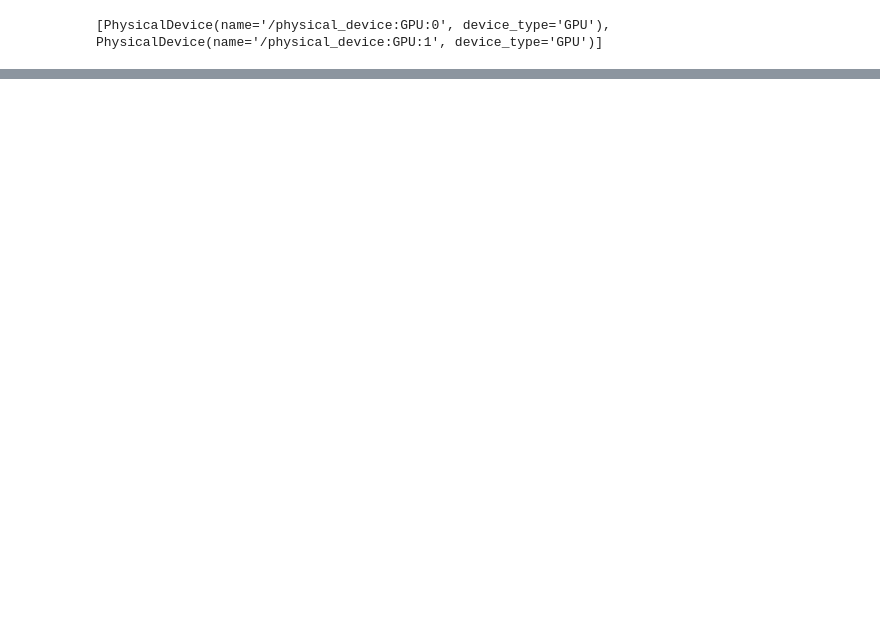
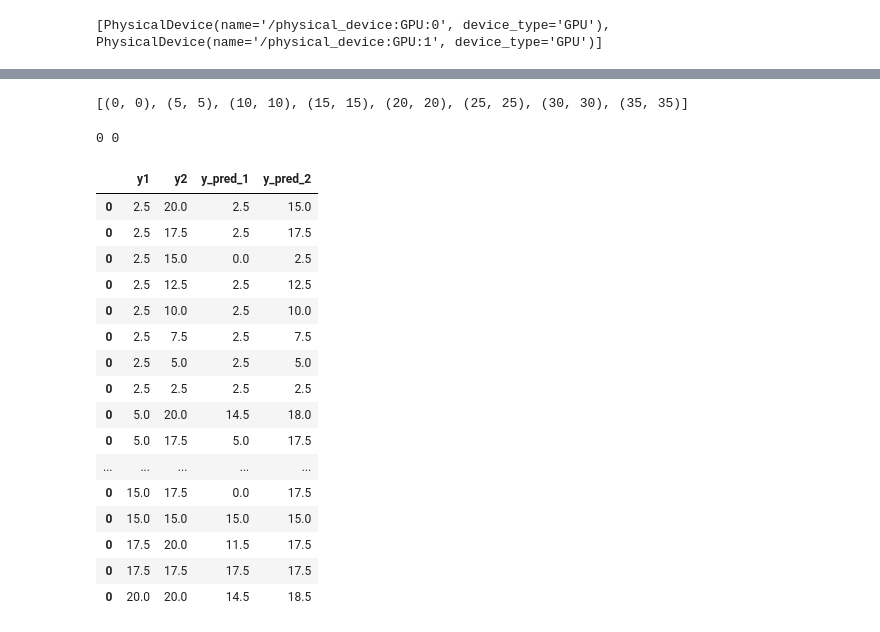
Before and after one commit to alanhc/Trembling-research, a Jupyter notebook: run-v8.ipynb, the cells around one changed output, grey strips where cells are left out. Drawn from its saved outputs; the diff is of its cells as text; code cells hidden in the pictures; blank space fills up the shorter version.

```diff
--- a/run-v8.ipynb
+++ b/run-v8.ipynb
@@ -100,0 +267,13 @@ ValueError: in user code:
+# %%
+def test_fequence():
+    sampling_rate = 30
+    y_true = np.argmax( y, axis=2 )
+    y_true = np.unique(y_true, axis=0)
+    print(y_true.shape)
+    for f1, f2 in y_true:
+        #print(f1, f2)
+        s = np_generate_signal([f1,f2],sampling_rate)
+        X_test = X_test.reshape([1,best_timesteps,180//best_timesteps])
+        y_pred = best_model.predict(X_test)
+        #y_pred = np.array([y_pred_1, y_pred_2]).sort()
+        y_pred = np.argmax(y_pred, axis = 2)
@@ -100,0 +359,39 @@ ValueError: in user code:
+# %%
+list(zip(np.arange(0, 40, 5),np.arange(0, 40, 5)))
+# %% [output]
+[(0, 0), (5, 5), (10, 10), (15, 15), (20, 20), (25, 25), (30, 30), (35, 35)]
+# %%
+y_pred_1, y_pred_2 = test_fequence([0,0])
+print(y_pred_1, y_pred_2)
+# %% [output]
+0 0
+# %%
+df_all = pd.DataFrame([], columns=[["y1", "y2", "y_pred_1", "y_pred_2"]])
+for y1 in np.arange(5, 40, 5):
+    for y2 in np.arange(40, 0, -5):
+        if (y2<y1):
+            continue
+        y_pred_1, y_pred_2 = test_fequence([y1,y2])
+        df = pd.DataFrame([[y1/2, y2/2, y_pred_1/2, y_pred_2/2]], columns=[["y1", "y2", "y_pred_1", "y_pred_2"]])
+        df_all = df_all.append(df)
+df_all.to_csv("save/testing-freq-results.csv")
+# %%
+df_all
+# %% [output]
+|  | y1 | y2 | y_pred_1 | y_pred_2 |
+| 0 | 2.5 | 20.0 | 2.5 | 15.0 |
+| 0 | 2.5 | 17.5 | 2.5 | 17.5 |
+| 0 | 2.5 | 15.0 | 0.0 | 2.5 |
+| 0 | 2.5 | 12.5 | 2.5 | 12.5 |
+| 0 | 2.5 | 10.0 | 2.5 | 10.0 |
+| 0 | 2.5 | 7.5 | 2.5 | 7.5 |
+| 0 | 2.5 | 5.0 | 2.5 | 5.0 |
+| 0 | 2.5 | 2.5 | 2.5 | 2.5 |
+| 0 | 5.0 | 20.0 | 14.5 | 18.0 |
+| 0 | 5.0 | 17.5 | 5.0 | 17.5 |
+| ... | ... | ... | ... | ... |
+| 0 | 15.0 | 17.5 | 0.0 | 17.5 |
+| 0 | 15.0 | 15.0 | 15.0 | 15.0 |
+| 0 | 17.5 | 20.0 | 11.5 | 17.5 |
+| 0 | 17.5 | 17.5 | 17.5 | 17.5 |
+| 0 | 20.0 | 20.0 | 14.5 | 18.5 |
```
Also changed, not shown: parts of 21 cells of this notebook, 12 other files.
